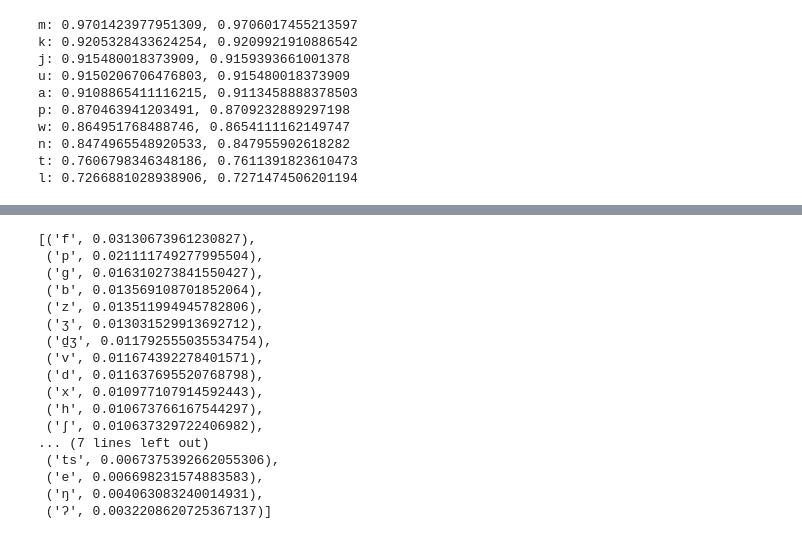
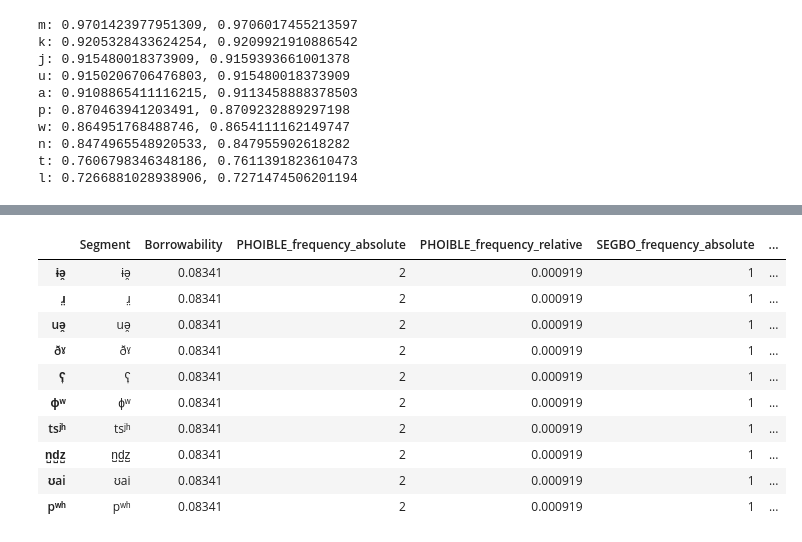
Before and after one commit to segbo-db/borrowability_paper, a Jupyter notebook: probablistic_model/Model 1 (Python version).ipynb, the cells around one changed output, grey strips where cells are left out. Saved outputs shown, nothing was run; the diff lists cells and outputs as text; code cells hidden in the pictures.

```diff
--- a/probablistic_model/Model 1 (Python version).ipynb
+++ b/probablistic_model/Model 1 (Python version).ipynb
@@ -205,23 +276,17 @@ sorted(borrowability_scores.items(), key=lambda el: el[1], reverse=True)
+# %%
+# Rare segments
+borrowability_laplace_df.loc[ borrowability_laplace_df.SEGBO_frequency_absolute <= 2 ][:10]
+# %% [output]
+|  | Segment | Borrowability | PHOIBLE_frequency_absolute | PHOIBLE_frequency_relative | SEGBO_frequency_absolute | ... |
+| ɨə̯ | ɨə̯ | 0.08341 | 2 | 0.000919 | 1 | ... |
+| ɹ̤ | ɹ̤ | 0.08341 | 2 | 0.000919 | 1 | ... |
+| uə̯ | uə̯ | 0.08341 | 2 | 0.000919 | 1 | ... |
+| ðˠ | ðˠ | 0.08341 | 2 | 0.000919 | 1 | ... |
+| ʕ̞ | ʕ̞ | 0.08341 | 2 | 0.000919 | 1 | ... |
+| ɸʷ | ɸʷ | 0.08341 | 2 | 0.000919 | 1 | ... |
+| tsʲʰ | tsʲʰ | 0.08341 | 2 | 0.000919 | 1 | ... |
+| n̺d̺z̺ | n̺d̺z̺ | 0.08341 | 2 | 0.000919 | 1 | ... |
+| ʊai | ʊai | 0.08341 | 2 | 0.000919 | 1 | ... |
+| pʷʰ | pʷʰ | 0.08341 | 2 | 0.000919 | 1 | ... |
 # %%
-borrowability_scores_laplace = dict(
-    filter(lambda el: segbo_frequencies_absolute[el[0]] >= 10,
-           borrowability_scores_laplace.items()))
-sorted(borrowability_scores_laplace.items(), key=lambda el: el[1], reverse=True)
+borrowability_laplace_df.to_csv('model_1_borrowability_laplace.csv', index=False)
-# %% [output]
-[('f', 0.03130673961230827),
- ('p', 0.021111749277995504),
- ('ɡ', 0.016310273841550427),
- ('b', 0.013569108701852064),
- ('z', 0.013511994945782806),
- ('ʒ', 0.013031529913692712),
- ('d̠ʒ', 0.011792555035534754),
- ('v', 0.011674392278401571),
- ('d', 0.011637695520768798),
- ('x', 0.010977107914592443),
- ('h', 0.010673766167544297),
- ('ʃ', 0.010637329722406982),
-... (7 lines left out)
- ('ts', 0.0067375392662055306),
- ('e', 0.006698231574883583),
- ('ŋ', 0.004063083240014931),
- ('ʔ', 0.0032208620725367137)]
```
Also changed, not shown: parts of 27 cells of this notebook, 2 other files.
